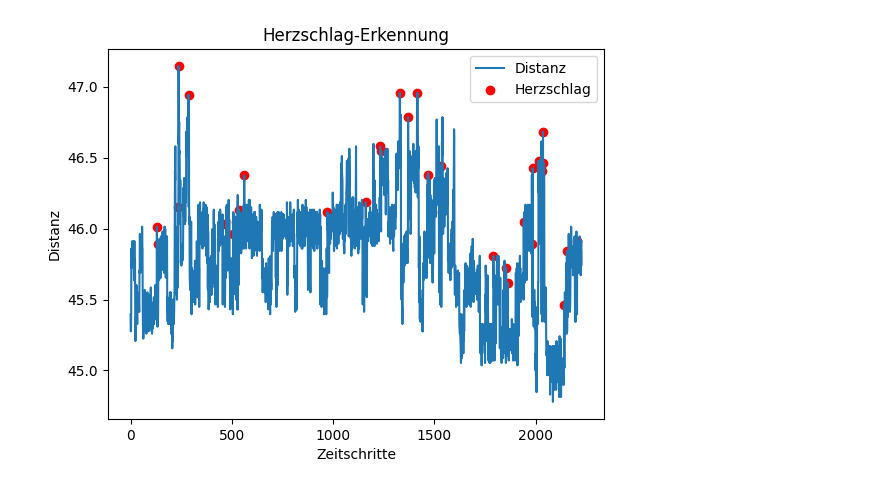
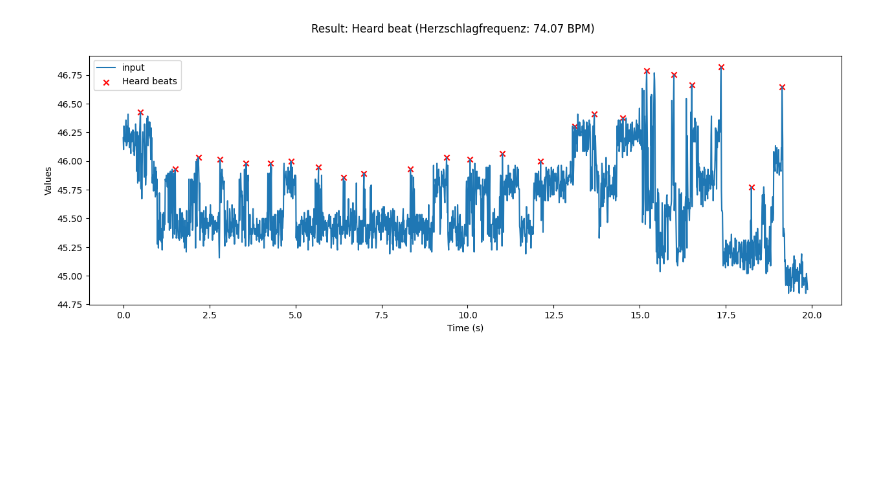
Before and after one commit to JanBoesch/MobileHealthSensing, a Jupyter notebook: V2_Ultraschall/Ultraschall.ipynb, the cells around one changed output. Cells and saved outputs as stored; diff of their text form; code cells hidden in the pictures; blank space fills up the shorter version.

```diff
--- a/V2_Ultraschall/Ultraschall.ipynb
+++ b/V2_Ultraschall/Ultraschall.ipynb
@@ -42,40 +40,39 @@ plt.show()
 # %%
 import pandas as pd
+import numpy as np
+from scipy.signal import find_peaks
 import matplotlib.pyplot as plt
 
-def detect_heartbeats(data, threshold=0.5):
-    """
-    Erkennt Herzschläge in den eingelesenen Daten basierend auf einem Schwellenwert.
-    """
-    heartbeats = []
-    for i in range(1, len(data)):
-        if data[i] - data[i-1] > threshold:
-            heartbeats.append(i)
-    return heartbeats
+# Read file
+data = pd.read_csv('v2_herz_3.csv')
 
-def plot_heartbeats(data, heartbeats):
-    """
-    Visualisiert die eingelesenen Daten und markiert die erkannten Herzschläge.
-    """
-    plt.plot(data, label='Distanz')
-    plt.scatter(heartbeats, [data[i] for i in heartbeats], color='red', label='Herzschlag')
-    plt.title('Herzschlag-Erkennung')
-    plt.xlabel('Zeitschritte')
-    plt.ylabel('Distanz')
-    plt.legend()
-    plt.show()
+# Werte aus der CSV-Datei extrahieren
+d_values = data['D']
 
-# CSV-Datei einlesen
-file_path = 'v2_herz_2.csv'
-df = pd.read_csv(file_path)
+# Künstliche Zeitreihe erstellen
+time_series = np.arange(len(data)) * 0.01  # 10 Millisekunden pro Eintrag
 
-# Annahme: Die Spalte 'D' enthält die Distanzwerte
-distance_data = df['D']
 
-# Herzschläge erkennen
-heartbeats_indices = detect_heartbeats(distance_data)
+# Peaks in der normalisierten z-Komponente finden
+peaks, _ = find_peaks(d_values, height=45.7, distance=50)
 
-# Daten visualisieren
-plot_heartbeats(distance_data, heartbeats_indices)
+# Zeitdifferenzen zwischen aufeinanderfolgenden Peaks auf der künstlichen Zeitreihe berechnen
+time_diffs = np.diff(time_series[peaks])
+
+# Herzschlagfrequenz in BPM (Beats Per Minute) berechnen
+heartbeats = 60 / np.mean(time_diffs)
+
+# Plot erstellen
+fig, ax1 = plt.subplots(figsize=(15,5))
+fig.suptitle(f'Result: Heard beat (Herzschlagfrequenz: {heartbeats:.2f} BPM)')
+
+ax1.plot(time_series, d_values, label='input')
+ax1.scatter(time_series[peaks], d_values.iloc[peaks], c='r', marker='x', label='Heard beats')
+ax1.set_xlabel('Time (s)')
+ax1.set_ylabel('Values')
+ax1.legend()
+
+# Diagramm anzeigen
+plt.show()
 # %% [output]
-[figure, old version]
+[figure, new version]
```
Also changed, not shown: parts of 1 cell of this notebook, 11 other files.
